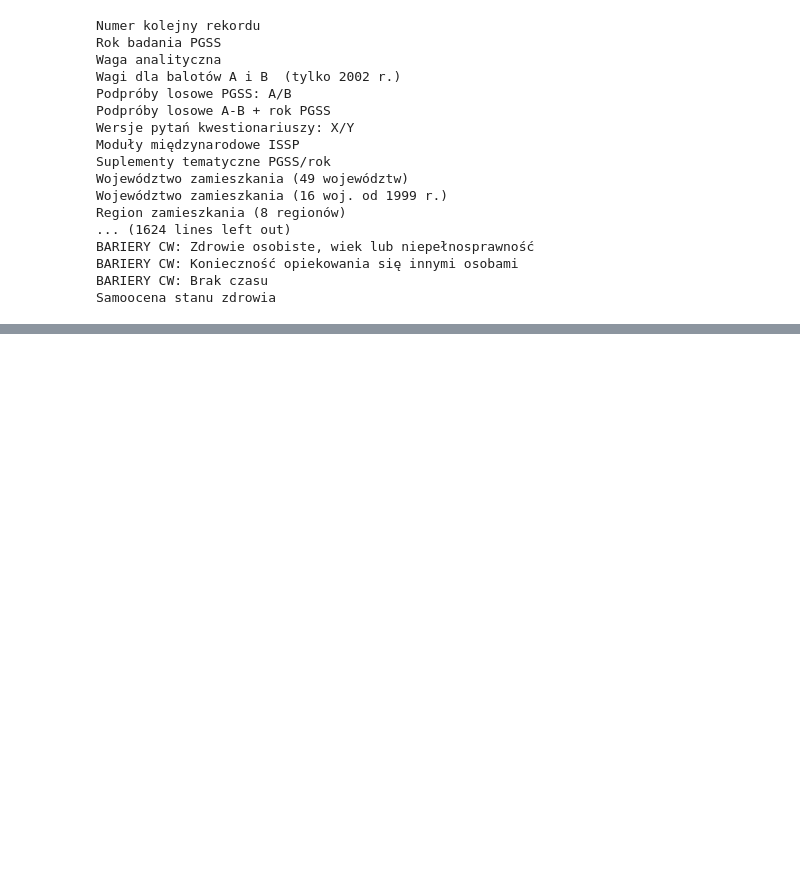
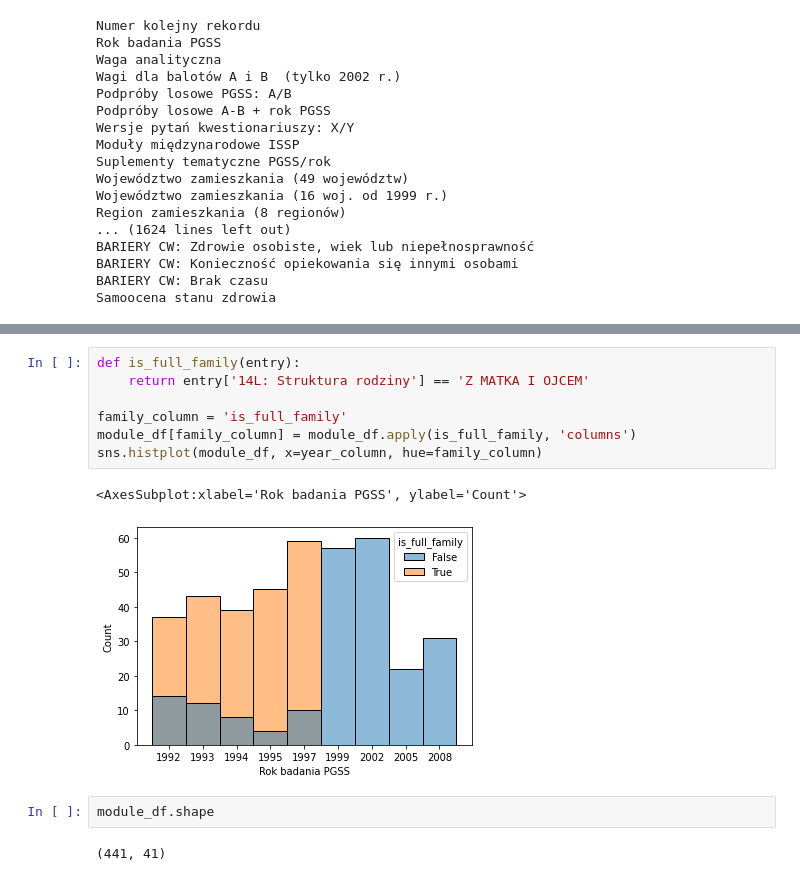
Before and after one commit to Qwebeck/medical-trends-exploration, a Jupyter notebook: notebooks/sondaze_spoleczne.ipynb, the cells around one changed output, grey strips where cells are left out. Saved outputs shown, nothing was run; the diff lists cells and outputs as text; blank space fills up the shorter version.

```diff
--- a/notebooks/sondaze_spoleczne.ipynb
+++ b/notebooks/sondaze_spoleczne.ipynb
@@ -74,0 +179,14 @@ target['Resp: klasyf gosp narod /GUS 86/ 25 kat'].hist()
+# %%
+def is_full_family(entry):
+    return entry['14L: Struktura rodziny'] == 'Z MATKA I OJCEM'
+
+family_column = 'is_full_family'
+module_df[family_column] = module_df.apply(is_full_family, 'columns')
+sns.histplot(module_df, x=year_column, hue=family_column)
+# %% [output]
+<AxesSubplot:xlabel='Rok badania PGSS', ylabel='Count'>
+[figure, added]
+# %%
+module_df.shape
+# %% [output]
+(441, 41)
```
Also changed, not shown: parts of 20 cells of this notebook.
